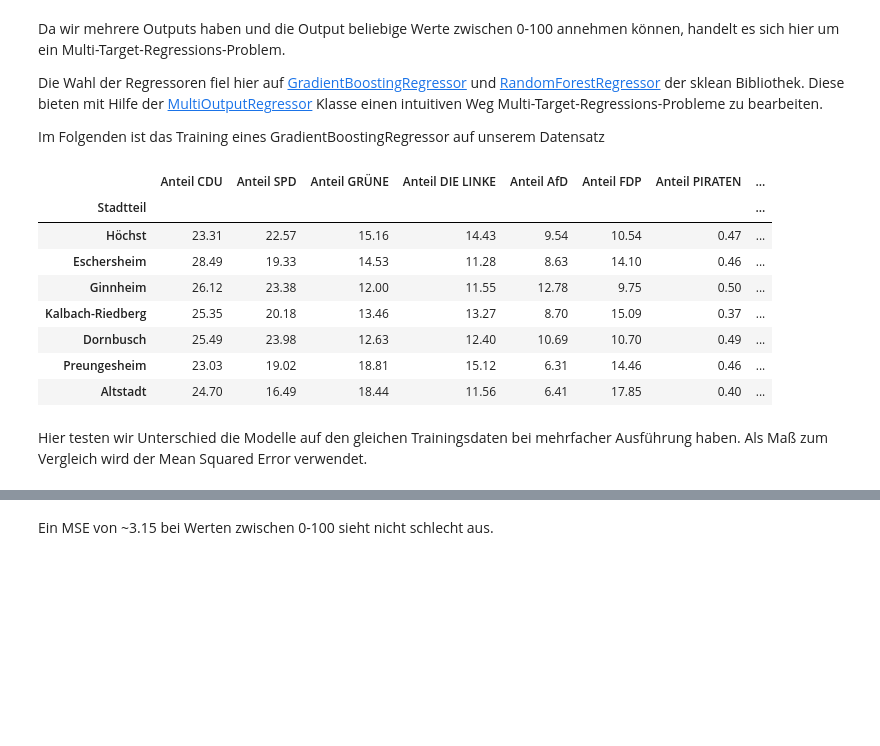
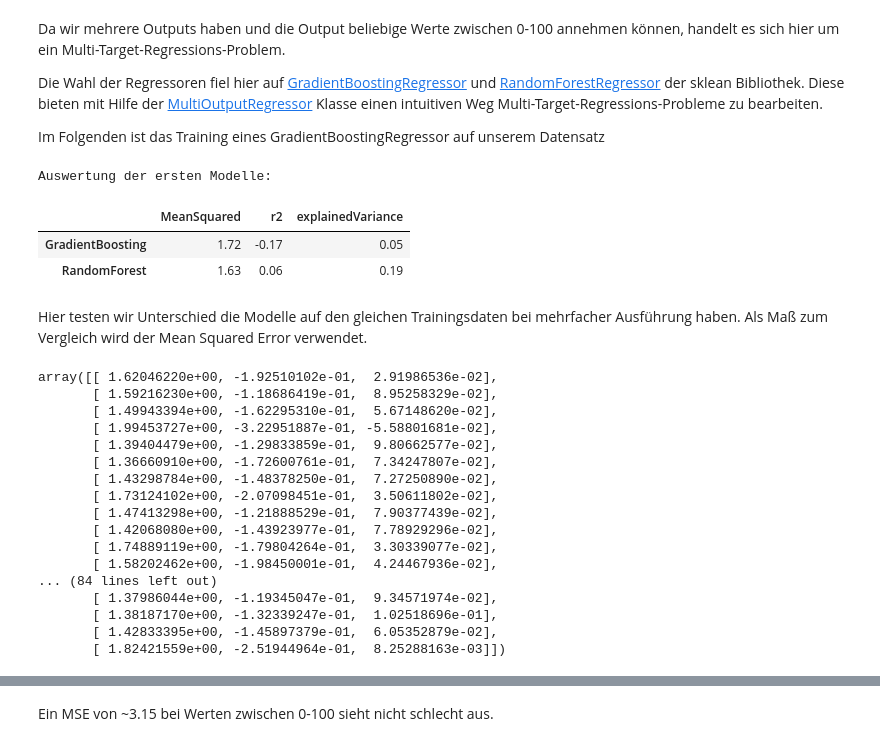
Before and after one commit to 5yntek/DataScienceProject, a Jupyter notebook: project_patrick.ipynb, the cells around one changed output, grey strips where cells are left out. Drawn from its saved outputs; the diff is of its cells as text; code cells hidden in the pictures; blank space fills up the shorter version.

```diff
--- a/project_patrick.ipynb
+++ b/project_patrick.ipynb
@@ -98,34 +96,38 @@ Die Wahl der Regressoren fiel hier auf [GradientBoostingRegressor](https://sciki
 
 Im Folgenden ist das Training eines GradientBoostingRegressor auf unserem Datensatz
 # %%
-
 from sklearn.ensemble import GradientBoostingRegressor, RandomForestRegressor
 from sklearn.multioutput import MultiOutputRegressor
+from sklearn.metrics import mean_squared_error as mse
+from sklearn.metrics import r2_score as r2
+from sklearn.metrics import explained_variance_score as evs
+
+def createResultDataframe(testY, predictY):
+    '''Returns a DataFrame with the same labels and dimensions as ytest'''
+    return pd.DataFrame(index=testY.index,columns=list(testY),data=predictY)
+
+modelBoostSimple = MultiOutputRegressor(estimator=GradientBoostingRegressor(random_state=1337))
+predictYBoost = createResultDataframe(ytest, modelBoostSimple.fit(xtrain, ytrain).predict(xtest))
+
+modelForestSimple = MultiOutputRegressor(estimator=RandomForestRegressor(random_state=1337))
+predictYForest = createResultDataframe(ytest, modelForestSimple.fit(xtrain, ytrain).predict(xtest))
 
 
-def createResultDataframe(numpyarray):
-    '''Returns a DataFrame with the same labels and dimensions as ytest'''
-    return pd.DataFrame(index=y_test.index,columns=list(ytest),data=numpyarray)
-
-model = MultiOutputRegressor(estimator=GradientBoostingRegressor(random_state=1337))
-createResultDataframe(model.fit(xtrain, ytrain).predict(xtest))
+resultData = [[mse(ytest,output),r2(ytest,output), evs(ytest,output)] for output in [predictYBoost, predictYForest]]
+resultDataFrame = pd.DataFrame(index=["GradientBoosting","RandomForest"],columns=["MeanSquared","r2","explainedVariance"],data=resultData)
+print("Auswertung der ersten Modelle:")
+display(resultDataFrame)
 # %% [output]
+Auswertung der ersten Modelle:
-|  | Anteil CDU | Anteil SPD | Anteil GRÜNE | Anteil DIE LINKE | Anteil AfD | Anteil FDP | Anteil PIRATEN | ... |
-| Stadtteil |  |  |  |  |  |  |  | ... |
-| Höchst | 23.31 | 22.57 | 15.16 | 14.43 | 9.54 | 10.54 | 0.47 | ... |
-| Eschersheim | 28.49 | 19.33 | 14.53 | 11.28 | 8.63 | 14.10 | 0.46 | ... |
-| Ginnheim | 26.12 | 23.38 | 12.00 | 11.55 | 12.78 | 9.75 | 0.50 | ... |
-| Kalbach-Riedberg | 25.35 | 20.18 | 13.46 | 13.27 | 8.70 | 15.09 | 0.37 | ... |
-| Dornbusch | 25.49 | 23.98 | 12.63 | 12.40 | 10.69 | 10.70 | 0.49 | ... |
-| Preungesheim | 23.03 | 19.02 | 18.81 | 15.12 | 6.31 | 14.46 | 0.46 | ... |
-| Altstadt | 24.70 | 16.49 | 18.44 | 11.56 | 6.41 | 17.85 | 0.40 | ... |
+|  | MeanSquared | r2 | explainedVariance |
+| GradientBoosting | 1.72 | -0.17 | 0.05 |
+| RandomForest | 1.63 | 0.06 | 0.19 |
 # %% [markdown]
 Hier testen wir Unterschied die Modelle auf den gleichen Trainingsdaten bei mehrfacher Ausführung haben. Als Maß zum Vergleich wird der Mean Squared Error verwendet.
 # %%
-from numpy.random import randint, seed
+from numpy.random import randint, seed, RandomState
 import numpy as np
 from copy import deepcopy
-import joblib
 from sklearn.metrics import mean_squared_error as mse
 from sklearn.metrics import r2_score as r2
 from sklearn.metrics import explained_variance_score as evs
@@ -144,8 +146,40 @@ def repeat_training(x_train, y_train, regressor, repeat, seed):
         yield temp_reg.fit(x_train, y_train)
 
 
-regressor = MultiOutputRegressor(estimator=GradientBoostingRegressor(random_state=1337))
 #display(regressor.get_params().keys())
 
+def scores(testY, predictY):
+    return [mse(testY,predictY),r2(testY,predictY), evs(testY,predictY)]
 
-error = [mse(ytest,model.predict(xtest)) for model in repeat_training(xtrain, ytrain, regressor, repeat, seed)]
+
+modelBoost = MultiOutputRegressor(estimator=GradientBoostingRegressor(random_state=seed))
+modelForest = MultiOutputRegressor(estimator=RandomForestRegressor(random_state=seed))
+
+resultBoost   = np.asarray([scores(ytest,output.predict(xtest)) for output in repeat_training(xtrain,
+                                                                   ytrain,
+                                                                   modelBoost,
+                                                                   repeat,
+                                                                   seed)])
+resultForest  = np.asarray([scores(ytest,output.predict(xtest)) for output in repeat_training(xtrain,
+                                                                   ytrain,
+                                                                   modelForest,
+                                                                   repeat,
+                                                                   seed)])
+# %% [output]
+array([[ 1.62046220e+00, -1.92510102e-01,  2.91986536e-02],
+       [ 1.59216230e+00, -1.18686419e-01,  8.95258329e-02],
+       [ 1.49943394e+00, -1.62295310e-01,  5.67148620e-02],
+       [ 1.99453727e+00, -3.22951887e-01, -5.58801681e-02],
+       [ 1.39404479e+00, -1.29833859e-01,  9.80662577e-02],
+       [ 1.36660910e+00, -1.72600761e-01,  7.34247807e-02],
+       [ 1.43298784e+00, -1.48378250e-01,  7.27250890e-02],
+       [ 1.73124102e+00, -2.07098451e-01,  3.50611802e-02],
+       [ 1.47413298e+00, -1.21888529e-01,  7.90377439e-02],
+       [ 1.42068080e+00, -1.43923977e-01,  7.78929296e-02],
+       [ 1.74889119e+00, -1.79804264e-01,  3.30339077e-02],
+       [ 1.58202462e+00, -1.98450001e-01,  4.24467936e-02],
+... (84 lines left out)
+       [ 1.37986044e+00, -1.19345047e-01,  9.34571974e-02],
+       [ 1.38187170e+00, -1.32339247e-01,  1.02518696e-01],
+       [ 1.42833395e+00, -1.45897379e-01,  6.05352879e-02],
+       [ 1.82421559e+00, -2.51944964e-01,  8.25288163e-03]])
```
Also changed, not shown: parts of 11 cells of this notebook, 12 other files.
